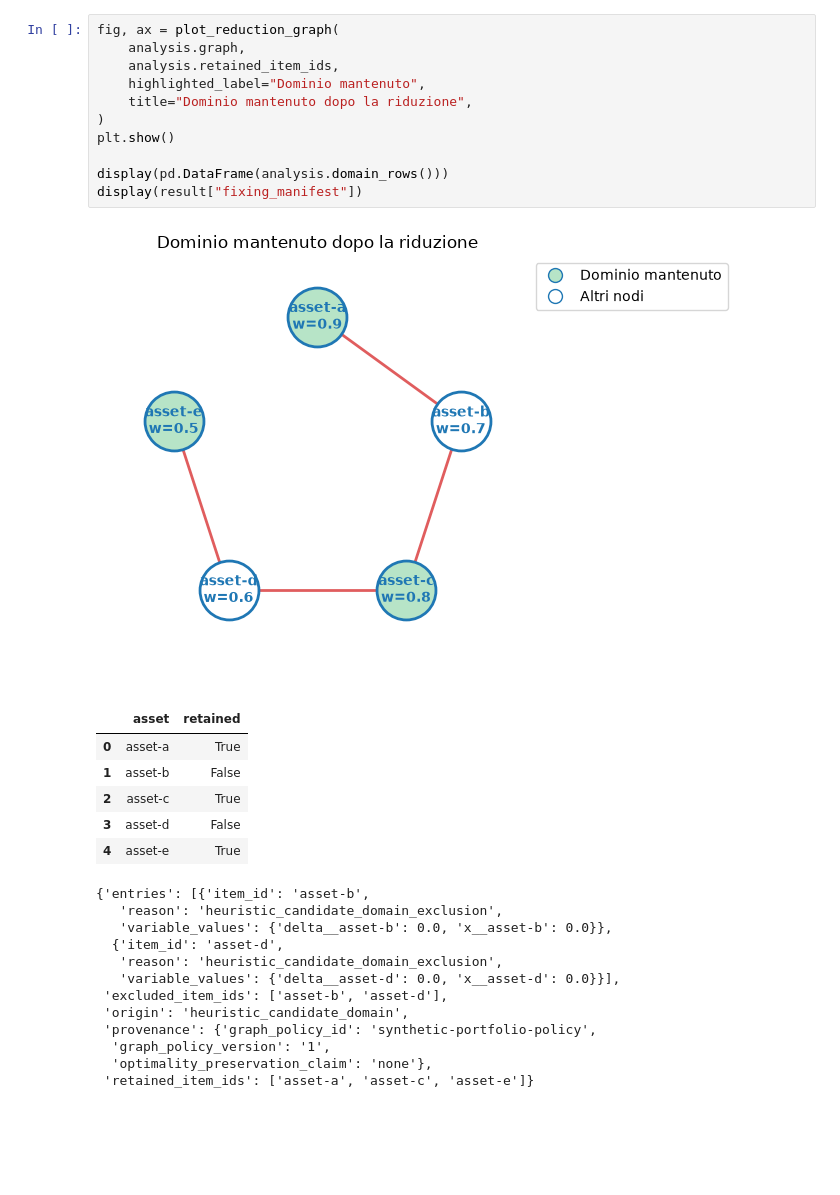
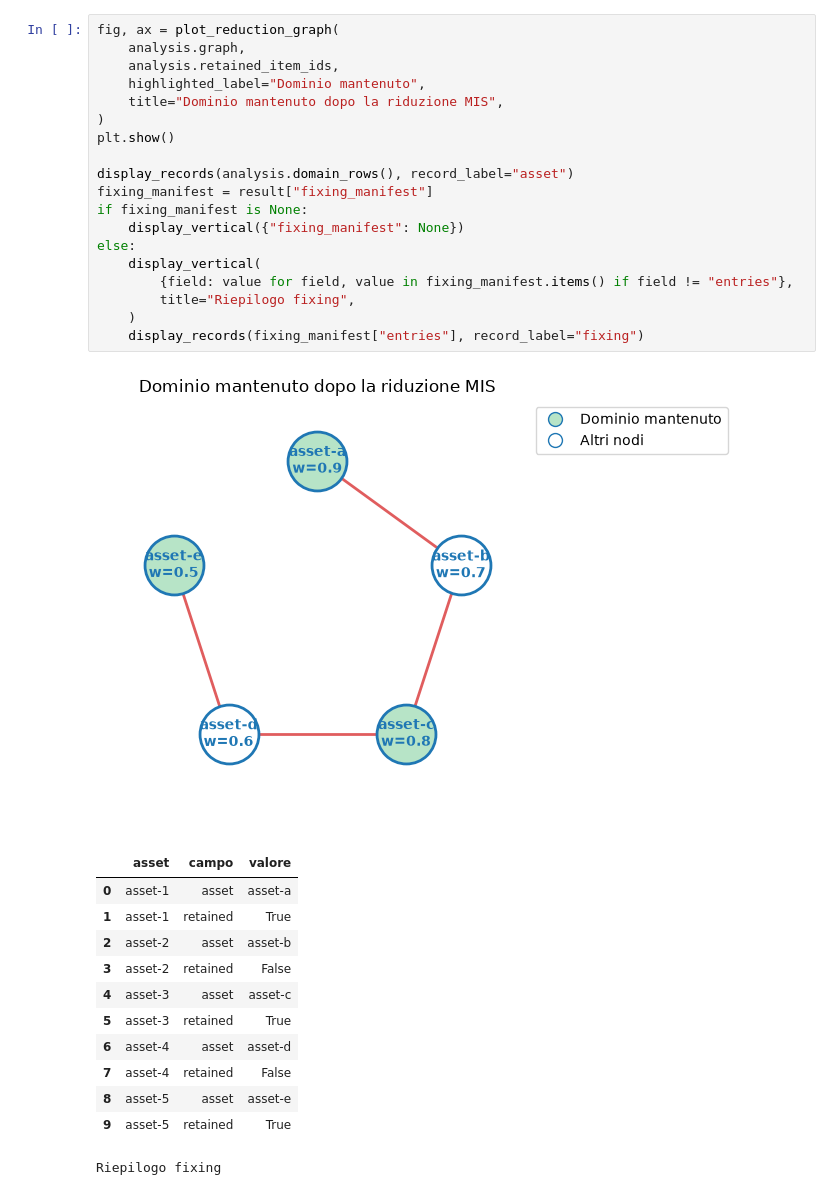
Before and after one commit to albetriv/qreduce, a Jupyter notebook: notebooks/experiments/01_synthetic_portfolio_single_pass.ipynb, the cells around one changed output. Cells and saved outputs as stored; diff of their text form; blank space fills up the shorter version.

```diff
--- a/notebooks/experiments/01_synthetic_portfolio_single_pass.ipynb
+++ b/notebooks/experiments/01_synthetic_portfolio_single_pass.ipynb
@@ -112,31 +299,33 @@ display(pd.Series(result["metrics"], name="value").to_frame())
 # %%
 fig, ax = plot_reduction_graph(
     analysis.graph,
     analysis.retained_item_ids,
     highlighted_label="Dominio mantenuto",
-    title="Dominio mantenuto dopo la riduzione",
+    title="Dominio mantenuto dopo la riduzione MIS",
 )
 plt.show()
 
-display(pd.DataFrame(analysis.domain_rows()))
-display(result["fixing_manifest"])
+display_records(analysis.domain_rows(), record_label="asset")
+fixing_manifest = result["fixing_manifest"]
+if fixing_manifest is None:
+    display_vertical({"fixing_manifest": None})
+else:
+    display_vertical(
+        {field: value for field, value in fixing_manifest.items() if field != "entries"},
+        title="Riepilogo fixing",
+    )
+    display_records(fixing_manifest["entries"], record_label="fixing")
 # %% [output]
-[figure, old version]
+[figure, new version]
-|  | asset | retained |
-| 0 | asset-a | True |
-| 1 | asset-b | False |
-| 2 | asset-c | True |
-| 3 | asset-d | False |
-| 4 | asset-e | True |
+|  | asset | campo | valore |
+| 0 | asset-1 | asset | asset-a |
+| 1 | asset-1 | retained | True |
+| 2 | asset-2 | asset | asset-b |
+| 3 | asset-2 | retained | False |
+| 4 | asset-3 | asset | asset-c |
+| 5 | asset-3 | retained | True |
+| 6 | asset-4 | asset | asset-d |
+| 7 | asset-4 | retained | False |
+| 8 | asset-5 | asset | asset-e |
+| 9 | asset-5 | retained | True |
-{'entries': [{'item_id': 'asset-b',
-   'reason': 'heuristic_candidate_domain_exclusion',
-   'variable_values': {'delta__asset-b': 0.0, 'x__asset-b': 0.0}},
-  {'item_id': 'asset-d',
-   'reason': 'heuristic_candidate_domain_exclusion',
-   'variable_values': {'delta__asset-d': 0.0, 'x__asset-d': 0.0}}],
- 'excluded_item_ids': ['asset-b', 'asset-d'],
- 'origin': 'heuristic_candidate_domain',
- 'provenance': {'graph_policy_id': 'synthetic-portfolio-policy',
-  'graph_policy_version': '1',
-  'optimality_preservation_claim': 'none'},
- 'retained_item_ids': ['asset-a', 'asset-c', 'asset-e']}
+Riepilogo fixing
```
Also changed, not shown: parts of 19 cells of this notebook, 10 other files.
